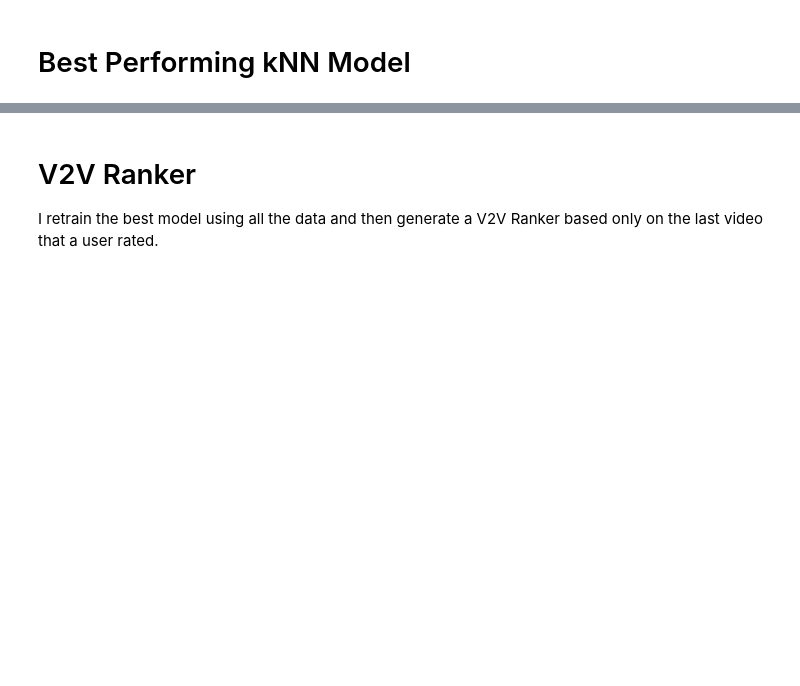
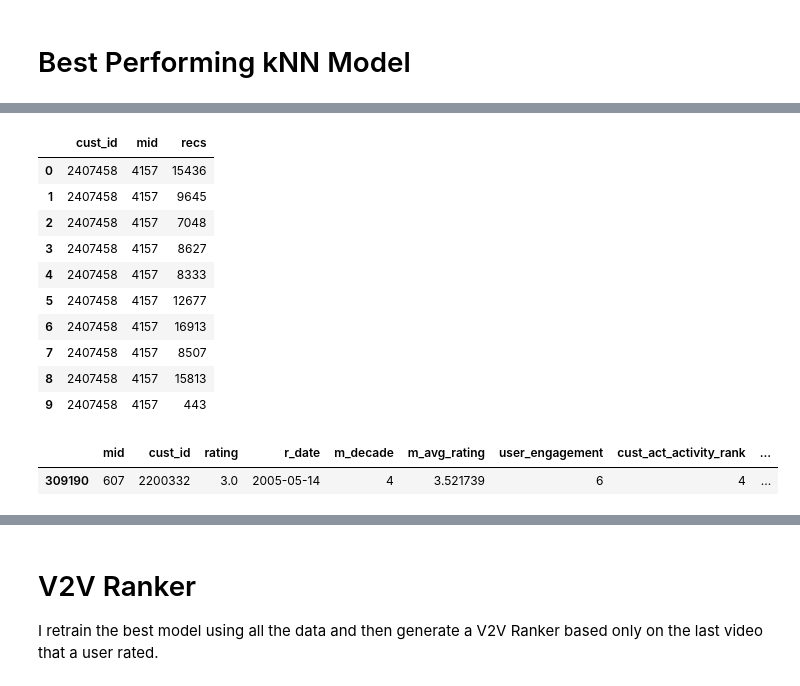
Before and after one commit to leo-schell/IntentionalDiversity_RecSystems, a Jupyter notebook: 1M_V2V.ipynb, the cells around one changed output, grey strips where cells are left out. Cells and saved outputs as stored; diff of their text form; code cells hidden in the pictures; blank space fills up the shorter version.

```diff
--- a/1M_V2V.ipynb
+++ b/1M_V2V.ipynb
@@ -110,0 +125,8 @@ MAE:  0.7708
+# %%
+sim_dict = {'name': 'cosine', 'user_based': False}
+knn_bsl_dec = KNNBaseline(sim_options=sim_dict)
+knn_bsl_dec.fit(train_sr_dec)
+knn_bsl_dec_preds = knn_bsl_dec.test(test_sr_dec)
+
+accuracy.rmse(knn_bsl_dec_preds)
+accuracy.mae(knn_bsl_dec_preds)
@@ -110,0 +140,40 @@ MAE:  0.7708
+# %%
+def dec_rec(cust_id):
+
+    # last movie they rated
+    rated = data[data['cust_id'] == cust_id]['mid'].to_list()
+    mid = rated[-1]
+
+    # neighbors
+    neighbors = knn_bsl_dec.get_neighbors(all_sr.to_inner_iid(mid), k=10)
+
+    #get raw item ids
+    item_ids = [all_sr.to_raw_iid(inner_id) for inner_id in neighbors]
+
+    #returns list of cust_id, iid, neighbor for each neighbor
+    neighbors_list = [(cust_id, mid, iid) for iid in item_ids]
+
+    #new df of recs for analysis
+    neighbors_df = pd.DataFrame(neighbors_list, columns=["cust_id", "mid", 'recs'])
+    return neighbors_df
+# %%
+test = dec_rec(2407458)
+test
+# %% [output]
+|  | cust_id | mid | recs |
+| 0 | 2407458 | 4157 | 15436 |
+| 1 | 2407458 | 4157 | 9645 |
+| 2 | 2407458 | 4157 | 7048 |
+| 3 | 2407458 | 4157 | 8627 |
+| 4 | 2407458 | 4157 | 8333 |
+| 5 | 2407458 | 4157 | 12677 |
+| 6 | 2407458 | 4157 | 16913 |
+| 7 | 2407458 | 4157 | 8507 |
+| 8 | 2407458 | 4157 | 15813 |
+| 9 | 2407458 | 4157 | 443 |
+# %%
+ruser = data.sample(1, random_state=2)
+ruser
+# %% [output]
+|  | mid | cust_id | rating | r_date | m_decade | m_avg_rating | user_engagement | cust_act_activity_rank | ... |
+| 309190 | 607 | 2200332 | 3.0 | 2005-05-14 | 4 | 3.521739 | 6 | 4 | ... |
```
Also changed, not shown: parts of 21 cells of this notebook, 6 other files.
